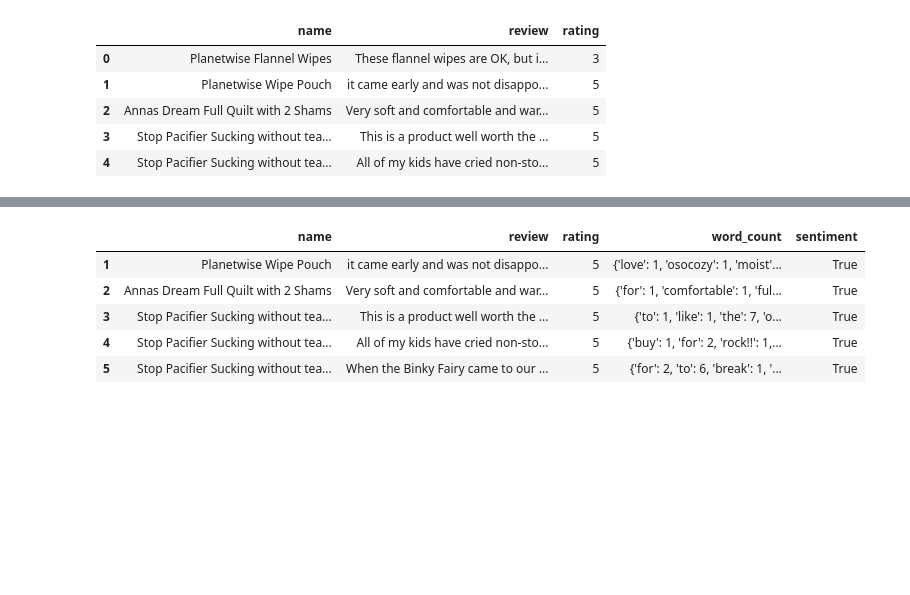
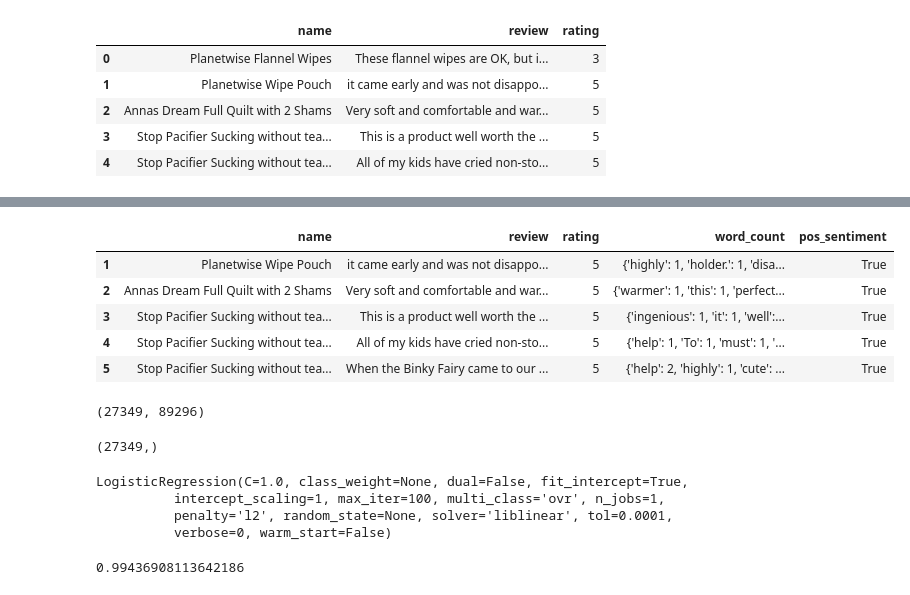
Before and after one commit to mbiczo/ML, a Jupyter notebook: classification/Logistic Classifier.ipynb, the cells around one changed output, grey strips where cells are left out. Saved outputs shown, nothing was run; the diff lists cells and outputs as text; code cells hidden in the pictures; blank space fills up the shorter version.

```diff
--- a/classification/Logistic Classifier.ipynb
+++ b/classification/Logistic Classifier.ipynb
@@ -4,6 +4,9 @@ Build simple text classification model using a logistic classifier to determine
 reviews on baby products and to help identify positive and negative review similarities, and
 probability of positive given the review text
 '''
+
+#TODO:  Research ROC curve more; research sklearn's Feature Extraction tools
+
 
 %matplotlib inline
 
@@ -17,9 +20,10 @@ from collections import Counter
 
 from sklearn import linear_model
 from sklearn.cross_validation import train_test_split
+from sklearn.feature_extraction import DictVectorizer
 
 # Grab data and and preview
-products = pd.read_csv(r'../data/amazon_baby.csv')
+products = pd.read_csv(r'../data/amazon_baby.csv')[:30000]
 
 products.head()
 # %% [output]
@@ -129,11 +139,11 @@ array([[<matplotlib.axes._subplots.AxesSubplot object at 0x...>]], dtype=object)
 # %%
 # Add column to indicate positive (desired) sentiment
-products['sentiment'] = products['rating'] >= 4
+products['pos_sentiment'] = products['rating'] >= 4
 products.head()
 # %% [output]
-|  | name | review | rating | word_count | sentiment |
-| 1 | Planetwise Wipe Pouch | it came early and was not disappo... | 5 | {'love': 1, 'osocozy': 1, 'moist'... | True |
-| 2 | Annas Dream Full Quilt with 2 Shams | Very soft and comfortable and war... | 5 | {'for': 1, 'comfortable': 1, 'ful... | True |
-| 3 | Stop Pacifier Sucking without tea... | This is a product well worth the ... | 5 | {'to': 1, 'like': 1, 'the': 7, 'o... | True |
-| 4 | Stop Pacifier Sucking without tea... | All of my kids have cried non-sto... | 5 | {'buy': 1, 'for': 2, 'rock!!': 1,... | True |
-| 5 | Stop Pacifier Sucking without tea... | When the Binky Fairy came to our ... | 5 | {'for': 2, 'to': 6, 'break': 1, '... | True |
+|  | name | review | rating | word_count | pos_sentiment |
+| 1 | Planetwise Wipe Pouch | it came early and was not disappo... | 5 | {'highly': 1, 'holder.': 1, 'disa... | True |
+| 2 | Annas Dream Full Quilt with 2 Shams | Very soft and comfortable and war... | 5 | {'warmer': 1, 'this': 1, 'perfect... | True |
+| 3 | Stop Pacifier Sucking without tea... | This is a product well worth the ... | 5 | {'ingenious': 1, 'it': 1, 'well':... | True |
+| 4 | Stop Pacifier Sucking without tea... | All of my kids have cried non-sto... | 5 | {'help': 1, 'To': 1, 'must': 1, '... | True |
+| 5 | Stop Pacifier Sucking without tea... | When the Binky Fairy came to our ... | 5 | {'help': 2, 'highly': 1, 'cute': ... | True |
@@ -139,0 +155,20 @@ products.head()
+# %%
+X.shape
+# %% [output]
+(27349, 89296)
+# %%
+y.shape
+# %% [output]
+(27349,)
+# %%
+clf_model = linear_model.LogisticRegression()
+clf_model.fit(X, y)
+# %% [output]
+LogisticRegression(C=1.0, class_weight=None, dual=False, fit_intercept=True,
+          intercept_scaling=1, max_iter=100, multi_class='ovr', n_jobs=1,
+          penalty='l2', random_state=None, solver='liblinear', tol=0.0001,
+          verbose=0, warm_start=False)
+# %%
+clf_model.score(X, y)
+# %% [output]
+0.99436908113642186
```
Also changed, not shown: parts of 22 cells of this notebook.
